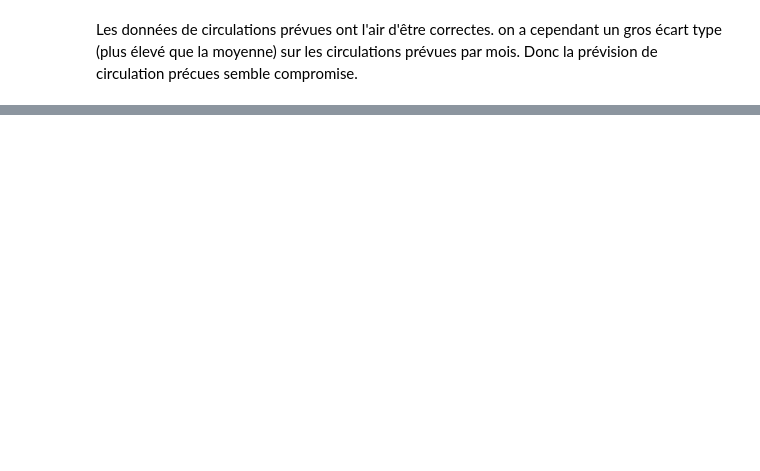
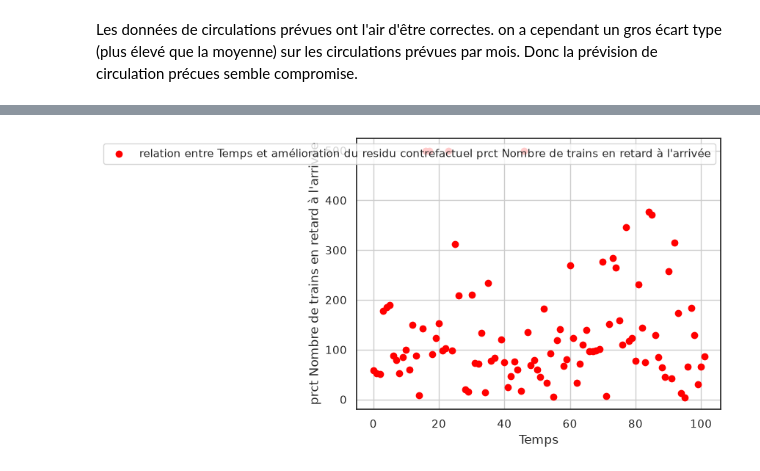
Before and after one commit to matthieubaucher/projet_sncf, a Jupyter notebook: poc/analyse_matthieu/src/analyse.ipynb, the cells around one changed output, grey strips where cells are left out. Drawn from its saved outputs; the diff is of its cells as text; code cells hidden in the pictures; blank space fills up the shorter version.

```diff
--- a/poc/analyse_matthieu/src/analyse.ipynb
+++ b/poc/analyse_matthieu/src/analyse.ipynb
@@ -215,0 +345,5 @@ Les données de circulations prévues ont l'air d'être correctes. on a cependan
+# %%
+for retard in colonne_prct_retard:
+    print("stats pour ",retard)
+    analyse_regression(df_analyse_retard, "Temps", retard)
+    print("")
@@ -215,0 +376,7 @@ Les données de circulations prévues ont l'air d'être correctes. on a cependan
+# %%
+for retard in colonne_prct_retard:
+    print("stats pour ",retard)
+    analyse_regression(df_analyse_retard, "Saison", retard)
+    print("")
+    visualisation(df_analyse_retard, "Saison", retard)
+    visualisation(df_analyse_retard, "Mois", retard)
@@ -215,0 +515,79 @@ Les données de circulations prévues ont l'air d'être correctes. on a cependan
+# %%
+source_X = ["Temps", "Saison", "Nombre de circulations prévues", "Prct retard pour causes externes",
+"Prct retard pour cause infrastructure", "Prct retard pour cause gestion trafic", "Prct retard pour cause matériel roulant",
+"Prct retard pour cause gestion en gare et réutilisation de matériel",
+"Prct retard pour cause prise en compte voyageurs (affluence, gestions PSH, correspondances)"]
+
+def creer_df_contrefactuel_lineaire(df, col_X, col_Y):
+    model = LinearRegression()
+    model.fit(df[col_X], df[col_Y])
+    df[f"{col_Y} contrefactuel"] = model.predict(df[col_X])
+    model_simple = LinearRegression()
+    model_simple.fit(df[["Temps"]], df[col_Y])
+    df[f"{col_Y} contrefactuel simple"] = model_simple.predict(df[["Temps"]])
+
+def creer_df_contrefactuel(df, col_X, col_Y):
+    model = MLPRegressor(
+        hidden_layer_sizes=(32,32),
+        activation='tanh',
+        solver='adam',
+        alpha=0.01,
+        max_iter=20000,
+        random_state=42)
+
+    model.fit(df[col_X], df[col_Y])
+    df[f"{col_Y} contrefactuel"] = model.predict(df[col_X])
+    model_simple = LinearRegression()
+    model_simple.fit(df[["Temps"]], df[col_Y])
+    df[f"{col_Y} contrefactuel simple"] = model_simple.predict(df[["Temps"]])
+
+
+
+
+
+def visualise_veritee_et_contrefactuel(df, col_Y):
+    plt.scatter(df["Temps"], df[col_Y], label=f"relation entre Temps et {col_Y}", color='green')
+    plt.scatter(df["Temps"], df[f"{col_Y} contrefactuel"], color='blue')
+    plt.scatter(df["Temps"], df[f"{col_Y} contrefactuel simple"], color='orange')
+    plt.xlabel("Temps")
+    plt.ylabel(col_Y)
+    plt.legend()
+    plt.grid(True)
+    plt.show()
+
+def visualise_residu_contrefactuel(df, col_Y):
+    plt.scatter(df["Temps"], (df[col_Y]-df[f"{col_Y} contrefactuel"])/df[col_Y], label=f"relation entre Temps et residu du contrefactuel de {col_Y}", color='red')
+    plt.scatter(df["Temps"], (df[col_Y]-df[f"{col_Y} contrefactuel simple"])/df[col_Y], color='orange')
+    plt.xlabel("Temps")
+    plt.ylabel(col_Y)
+    plt.legend()
+    plt.grid(True)
+    plt.show()
+
+def visualise_amelioration_residu_contrefactuel(df, col_Y):
+    stat =  (df[col_Y]-df[f"{col_Y} contrefactuel"]) / (df[col_Y]-df[f"{col_Y} contrefactuel simple"])
+    stat = stat.abs() * 100
+    stat = stat.clip(lower=0, upper=500)
+    plt.scatter(df["Temps"], stat , label=f"relation entre Temps et amélioration du residu contrefactuel {col_Y}", color='red')
+    plt.xlabel("Temps")
+    plt.ylabel(col_Y)
+    plt.legend()
+    plt.grid(True)
+    plt.show()
+
+def analyse_et_visualistation_contrefactuel(df, depart, arrivee):
+    df = df[(df["Gare de départ"]==depart) & (df["Gare d'arrivée"]==arrivee)]
+    for retard in colonne_prct_retard:
+        print("stats pour ", retard)
+        creer_df_contrefactuel(df, source_X, retard)
+        visualise_amelioration_residu_contrefactuel(df, retard)
+        print("")
+        print("")
+        print("")
+
+lst = df_analyse_retard["Gare de départ"].unique()
+filtre = [x for x in lst if "PARIS" in x]
+print(filtre)
+analyse_et_visualistation_contrefactuel(df_analyse_retard, "PARIS LYON", "NICE VILLE")
+analyse_et_visualistation_contrefactuel(df_analyse_retard, "PARIS NORD", "LILLE")
+# %% [output]
@@ -215,0 +596 @@ Les données de circulations prévues ont l'air d'être correctes. on a cependan
+[figure, added]
```
Also changed, not shown: parts of 20 cells of this notebook, 2 other files.
